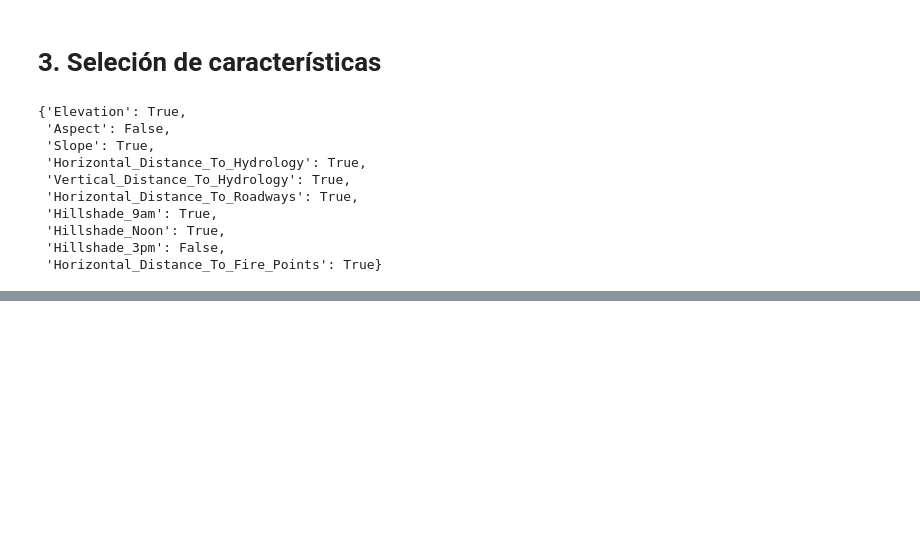
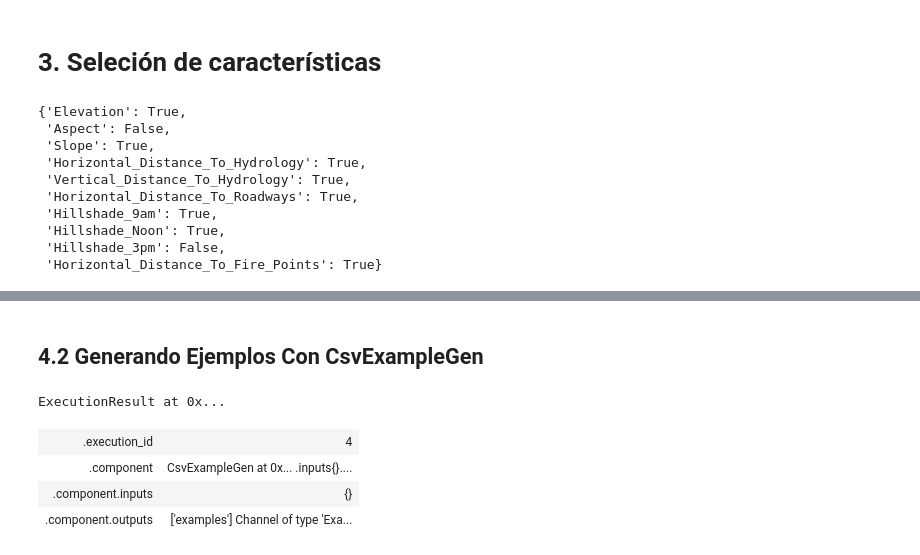
Before and after one commit to dcrovo/MLOPS-Project1, a Jupyter notebook: ProyectoMLOPS1.ipynb, the cells around one changed output, grey strips where cells are left out. Drawn from its saved outputs; the diff is of its cells as text; code cells hidden in the pictures; blank space fills up the shorter version.

```diff
--- a/ProyectoMLOPS1.ipynb
+++ b/ProyectoMLOPS1.ipynb
@@ -161,0 +171,3 @@ memory usage: 8.0 MB
+# %%
+_pipeline_root = './pipeline/'
+context = InteractiveContext(pipeline_root=_pipeline_root)
@@ -161,0 +176,12 @@ memory usage: 8.0 MB
+# %% [markdown]
+## 4.2 Generando Ejemplos Con CsvExampleGen
+# %%
+example_gen = CsvExampleGen(input_base = _data_root)
+# %%
+context.run(example_gen)
+# %% [output]
+ExecutionResult at 0x...
+| .execution_id | 4 |
+| .component | CsvExampleGen at 0x... .inputs{}.... |
+| .component.inputs | {} |
+| .component.outputs | ['examples'] Channel of type 'Exa... |
```
Also changed, not shown: parts of 19 cells of this notebook, 13 other files.
